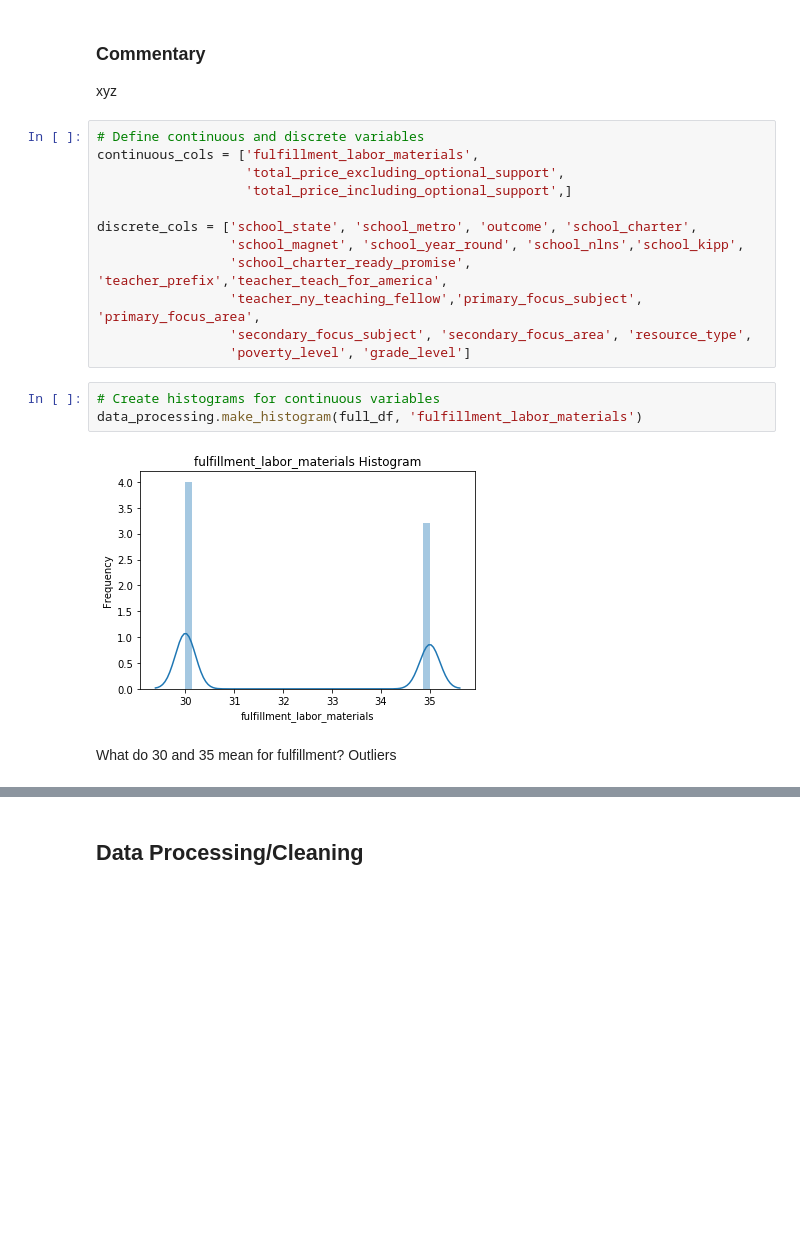
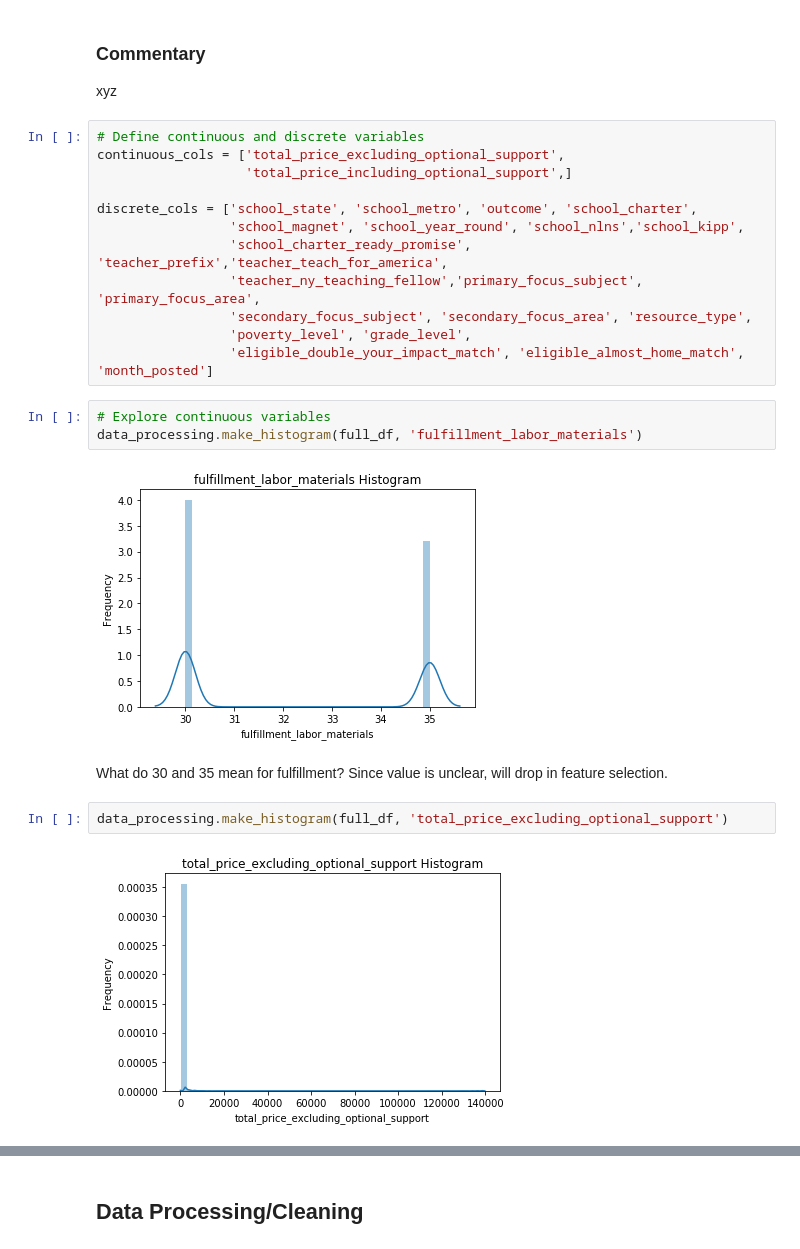
Before and after one commit to cherdeman/ML_for_Public_Policy, a Jupyter notebook: Assignment3/Assignment 3 - Improving the Pipeline.ipynb, the cells around one changed output, grey strips where cells are left out. Drawn from its saved outputs; the diff is of its cells as text; blank space fills up the shorter version.

```diff
--- a/Assignment3/Assignment 3 - Improving the Pipeline.ipynb
+++ b/Assignment3/Assignment 3 - Improving the Pipeline.ipynb
@@ -75,8 +111,7 @@ full_df.describe()
 xyz
 # %%
 # Define continuous and discrete variables
-continuous_cols = ['fulfillment_labor_materials',
-                   'total_price_excluding_optional_support',
+continuous_cols = ['total_price_excluding_optional_support',
                    'total_price_including_optional_support',]
 
 discrete_cols = ['school_state', 'school_metro', 'outcome', 'school_charter',
@@ -84,11 +119,16 @@ discrete_cols = ['school_state', 'school_metro', 'outcome', 'school_charter',
                  'school_charter_ready_promise', 'teacher_prefix','teacher_teach_for_america',
                  'teacher_ny_teaching_fellow','primary_focus_subject', 'primary_focus_area',
                  'secondary_focus_subject', 'secondary_focus_area', 'resource_type',
-                 'poverty_level', 'grade_level']
+                 'poverty_level', 'grade_level',
+                 'eligible_double_your_impact_match', 'eligible_almost_home_match', 'month_posted']
 # %%
-# Create histograms for continuous variables
+# Explore continuous variables
 data_processing.make_histogram(full_df, 'fulfillment_labor_materials')
 # %% [output]
 [figure]
 # %% [markdown]
-What do 30 and 35 mean for fulfillment? Outliers
+What do 30 and 35 mean for fulfillment? Since value is unclear, will drop in feature selection.
+# %%
+data_processing.make_histogram(full_df, 'total_price_excluding_optional_support')
+# %% [output]
+[figure, added]
```
Also changed, not shown: parts of 29 cells of this notebook, 1 other file.
